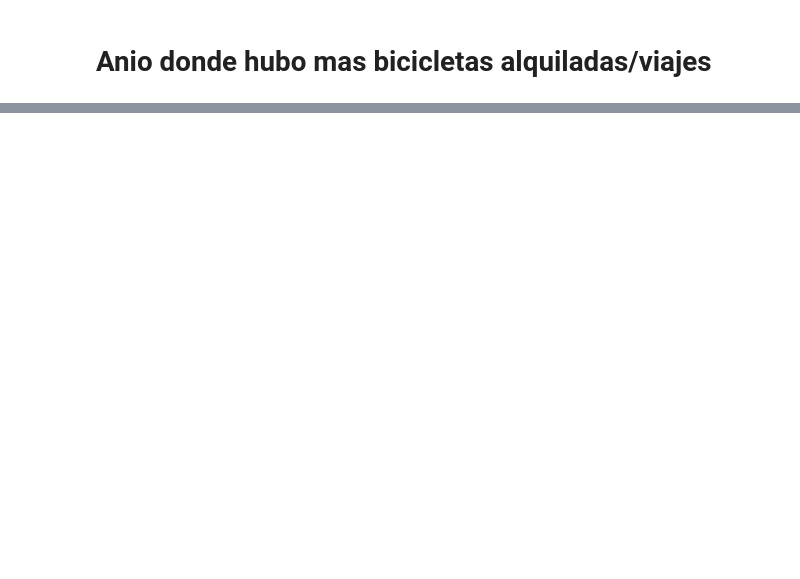
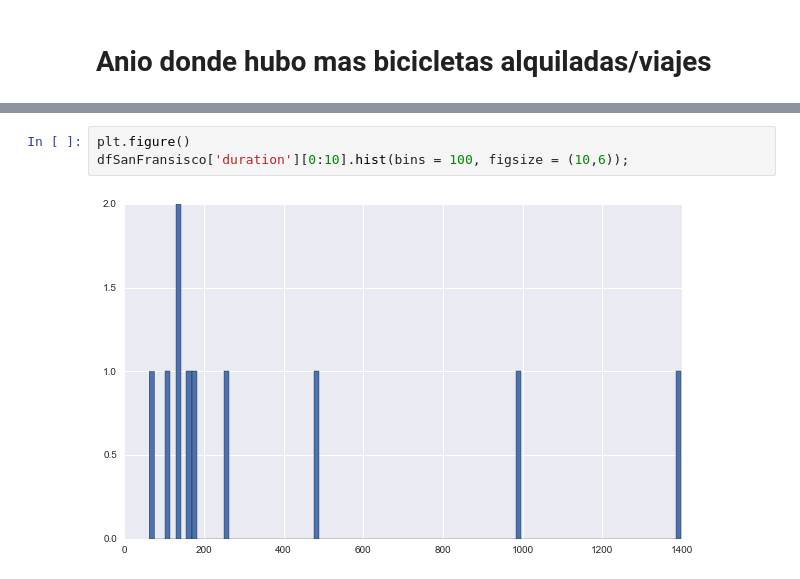
Before and after one commit to AlexVilla92/TP-Datos-2017, a Jupyter notebook: TP1 Exploracion De Datos Notebook Final.ipynb, the cells around one changed output, grey strips where cells are left out. Cells and saved outputs as stored; diff of their text form; blank space fills up the shorter version.

```diff
--- a/TP1 Exploracion De Datos Notebook Final.ipynb
+++ b/TP1 Exploracion De Datos Notebook Final.ipynb
@@ -640,0 +726,5 @@ tripCityZip.head(3)
+# %%
+plt.figure()
+dfSanFransisco['duration'][0:10].hist(bins = 100, figsize = (10,6));
+# %% [output]
+[figure, added]
```
Also changed, not shown: parts of 19 cells of this notebook.
